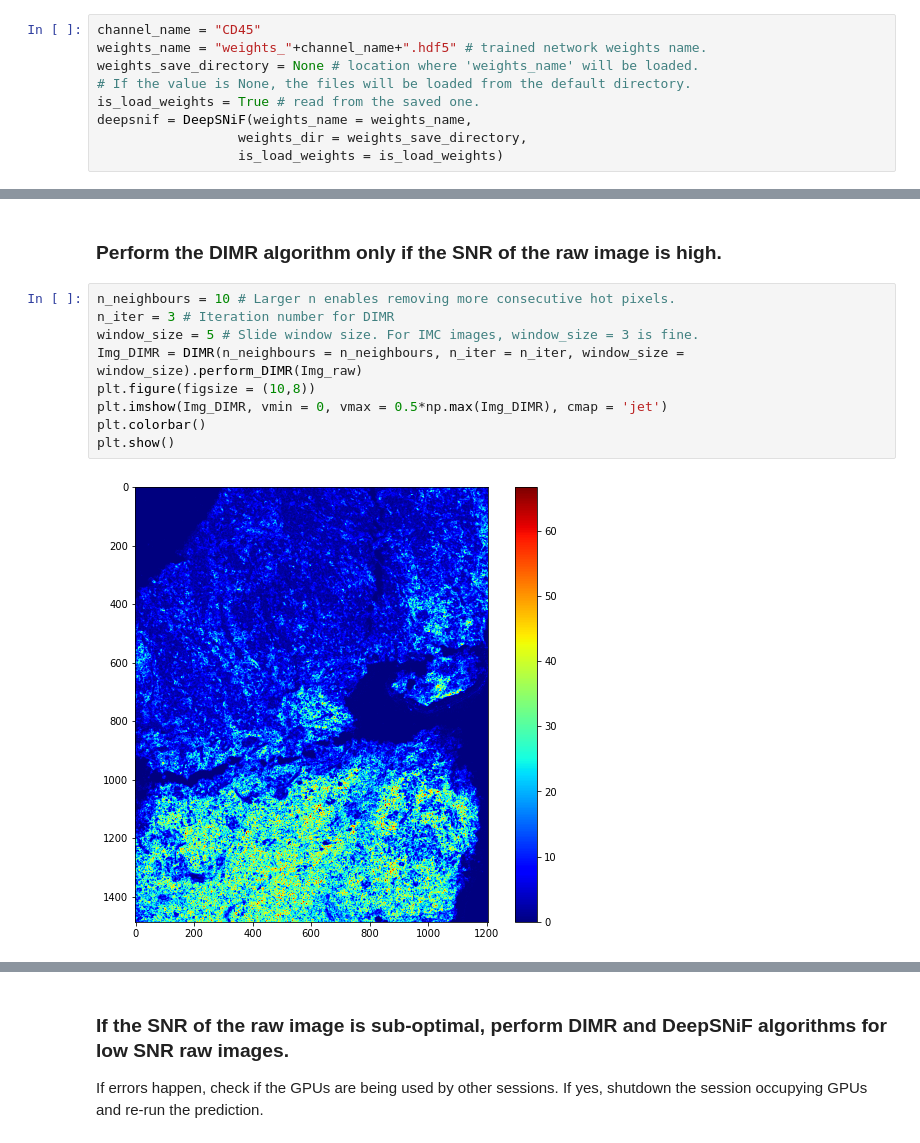
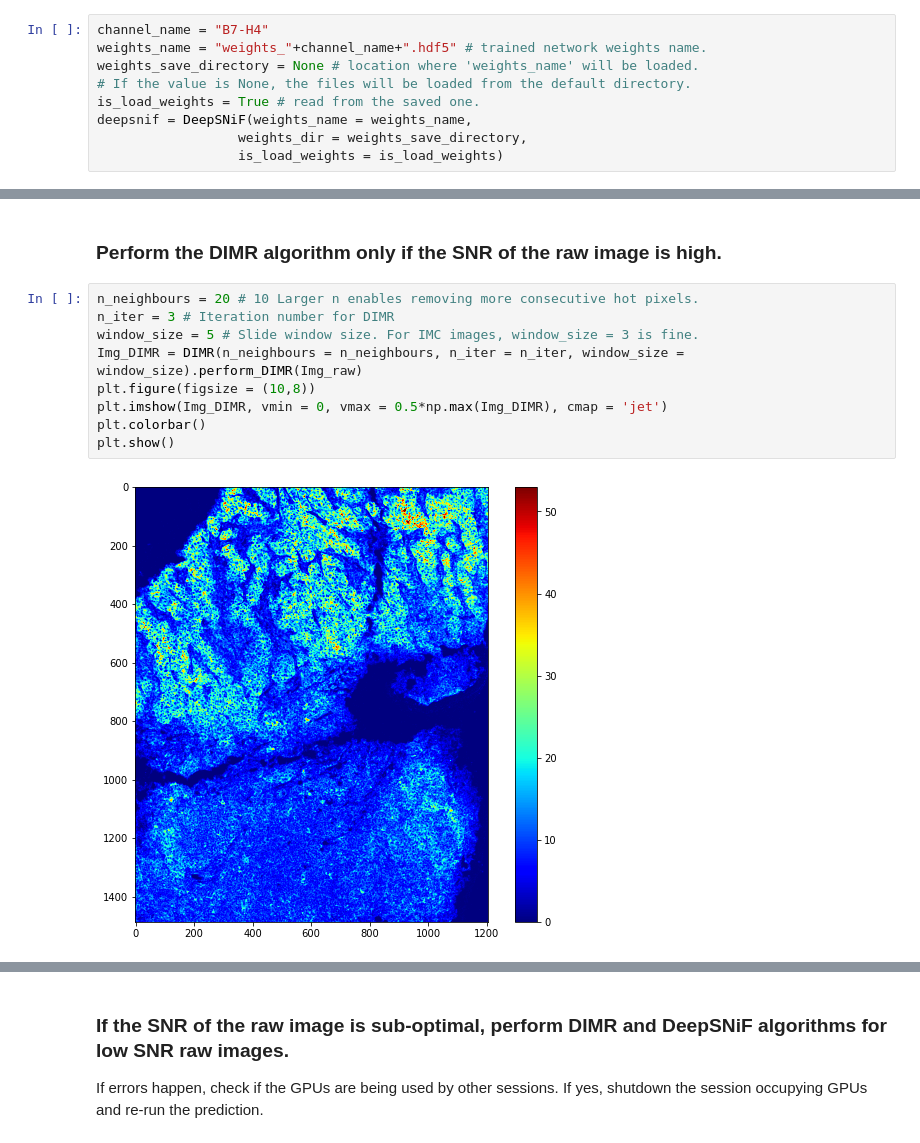
Before and after one commit to g-torr/IMC_Denoise, a Jupyter notebook: application_results/IMC_Denoise_Predict.ipynb, the cells around one changed output, grey strips where cells are left out. Saved outputs shown, nothing was run; the diff lists cells and outputs as text.

```diff
--- a/application_results/IMC_Denoise_Predict.ipynb
+++ b/application_results/IMC_Denoise_Predict.ipynb
@@ -11,7 +17,7 @@ from IMC_Denoise.IMC_Denoise_main.DeepSNiF import DeepSNiF
 # %% [markdown]
 ### Load the pre-trained denoisng model for a marker
 # %%
-channel_name = "CD45"
+channel_name = "B7-H4"
 weights_name = "weights_"+channel_name+".hdf5" # trained network weights name.
 weights_save_directory = None # location where 'weights_name' will be loaded.
 # If the value is None, the files will be loaded from the default directory.
@@ -37,16 +53,16 @@ plt.show()
 # %% [markdown]
 ### Perform the DIMR algorithm only if the SNR of the raw image is high.
 # %%
-n_neighbours = 10 # Larger n enables removing more consecutive hot pixels.
+n_neighbours = 20 # 10 Larger n enables removing more consecutive hot pixels.
 n_iter = 3 # Iteration number for DIMR
 window_size = 5 # Slide window size. For IMC images, window_size = 3 is fine.
 Img_DIMR = DIMR(n_neighbours = n_neighbours, n_iter = n_iter, window_size = window_size).perform_DIMR(Img_raw)
 plt.figure(figsize = (10,8))
 plt.imshow(Img_DIMR, vmin = 0, vmax = 0.5*np.max(Img_DIMR), cmap = 'jet')
 plt.colorbar()
 plt.show()
 # %% [output]
-[figure, old version]
+[figure, new version]
 # %%
 plt.figure(figsize = (10,8))
 plt.imshow(Img_raw-Img_DIMR,vmax = Img_DIMR.max()/2)
```
Also changed, not shown: parts of 23 cells of this notebook, 11 other files.
